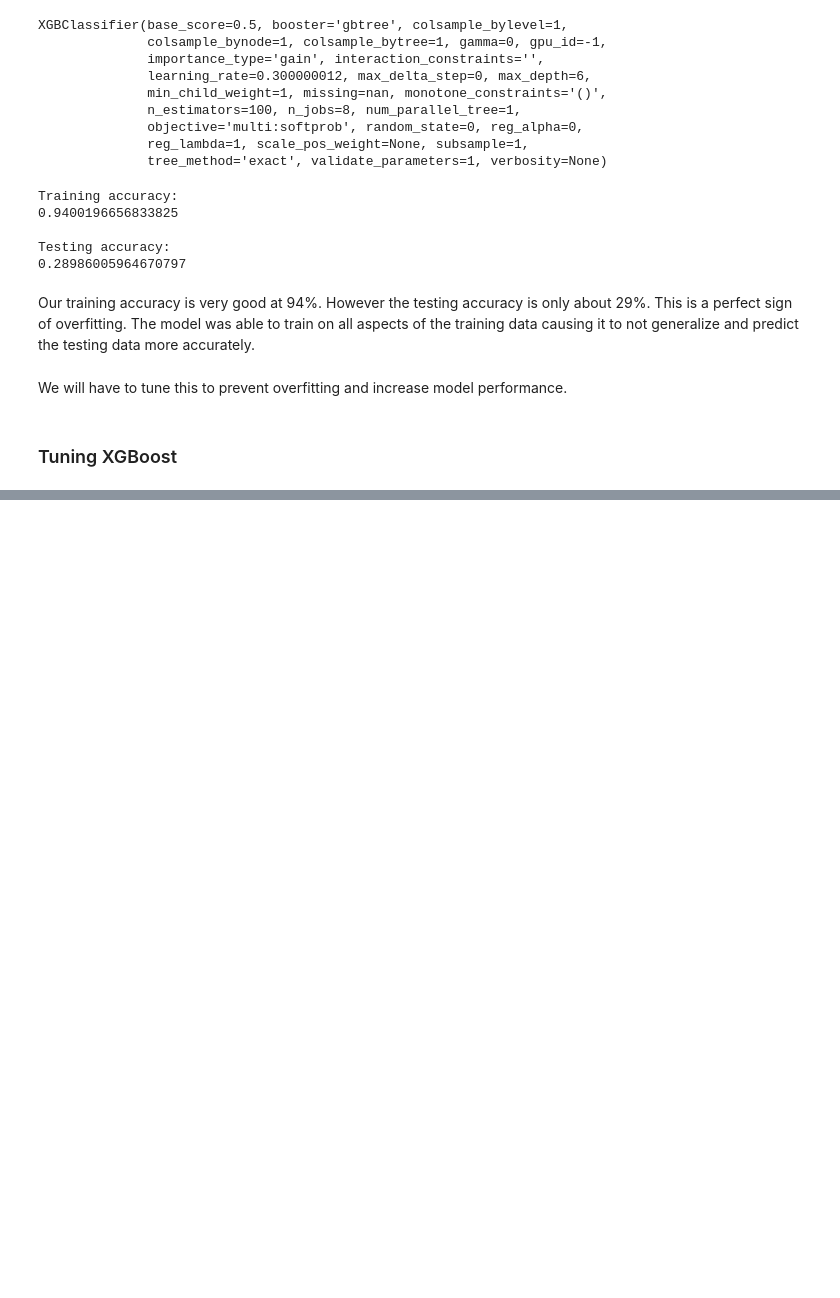
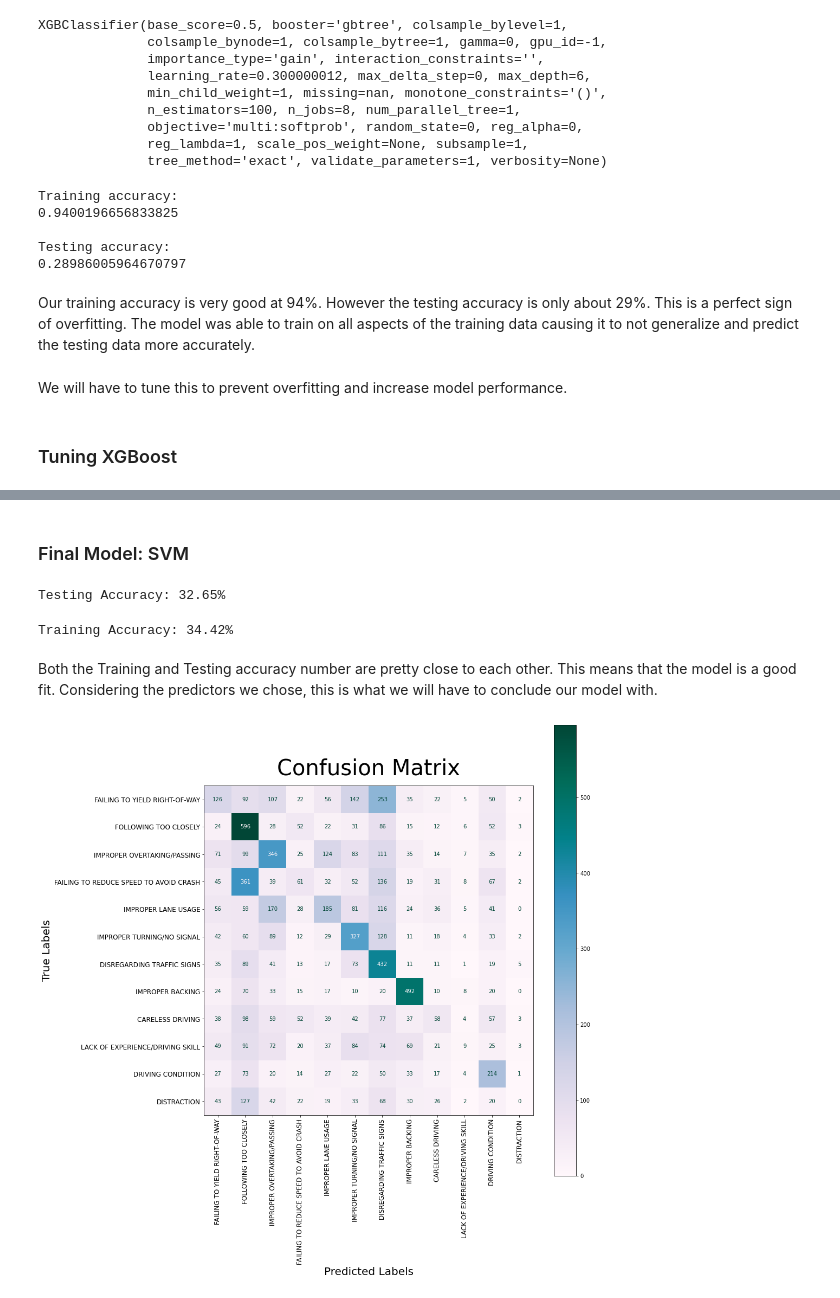
Before and after one commit to dicchyantgurung/Classification-of-car-crashes-in-Chicago-using-XGBoost, a Jupyter notebook: student.ipynb, the cells around one changed output, grey strips where cells are left out. Cells and saved outputs as stored; diff of their text form; code cells hidden in the pictures; blank space fills up the shorter version.

```diff
--- a/student.ipynb
+++ b/student.ipynb
@@ -1548,0 +1514,57 @@ Testing accuracy:
+# %% [markdown]
+### Final Model: SVM
+# %%
+# Instantiate the model
+clf_svm = svm.LinearSVC(max_iter=1000)
+
+# Fit the model
+clf_svm.fit(X_train_transformed, y_train)
+
+# Check accuracy score
+print("Testing Accuracy: {:.4}%".format(clf_svm.score(X_test_transformed, y_test) * 100))
+# %% [output]
+Testing Accuracy: 32.65%
+# %%
+# Check accuracy score
+print("Training Accuracy: {:.4}%".format(clf_svm.score(X_train_transformed, y_train) * 100))
+# %% [output]
+Training Accuracy: 34.42%
+# %% [markdown]
+Both the Training and Testing accuracy number are pretty close to each other. This means that the model is a good fit. Considering the predictors we chose, this is what we will have to conclude our model with.
+# %%
+label = ['FAILING TO YIELD RIGHT-OF-WAY',
+'FOLLOWING TOO CLOSELY',
+'IMPROPER OVERTAKING/PASSING',
+'FAILING TO REDUCE SPEED TO AVOID CRASH',
+'IMPROPER LANE USAGE',
+'IMPROPER TURNING/NO SIGNAL',
+'DISREGARDING TRAFFIC SIGNS',
+'IMPROPER BACKING',
+'CARELESS DRIVING',
+'LACK OF EXPERIENCE/DRIVING SKILL',
+'DRIVING CONDITION',
+'DISTRACTION']
+# %%
+# Confusion Matrix
+
+from sklearn.metrics import plot_confusion_matrix
+import matplotlib.pyplot as plt
+
+ticks = [*range(0,12)]
+
+fig, ax = plt.subplots(figsize=(15, 15))
+plot_confusion_matrix(clf_svm, X_test_transformed, y_test,
+                      cmap=plt.cm.PuBuGn, ax=ax)
+ax.set_title('Confusion Matrix', fontsize=40, pad=20)
+ax.set_xlabel('Predicted Labels', fontsize=20)
+ax.set_ylabel('True Labels', fontsize=20)
+
+plt.xticks(ticks=ticks, labels=label, rotation=90, fontsize=12)
+plt.yticks(ticks=ticks, labels=label, fontsize=12)
+plt.grid(False)
+plt.tight_layout()
+plt.show();
+
+fig.savefig('D:\Data Science\Module_3_Final_Project\Graphs\confusion_matrix_final.png', bbox_inches='tight')
+# %% [output]
+[figure, added]
```
Also changed, not shown: parts of 36 cells of this notebook.
